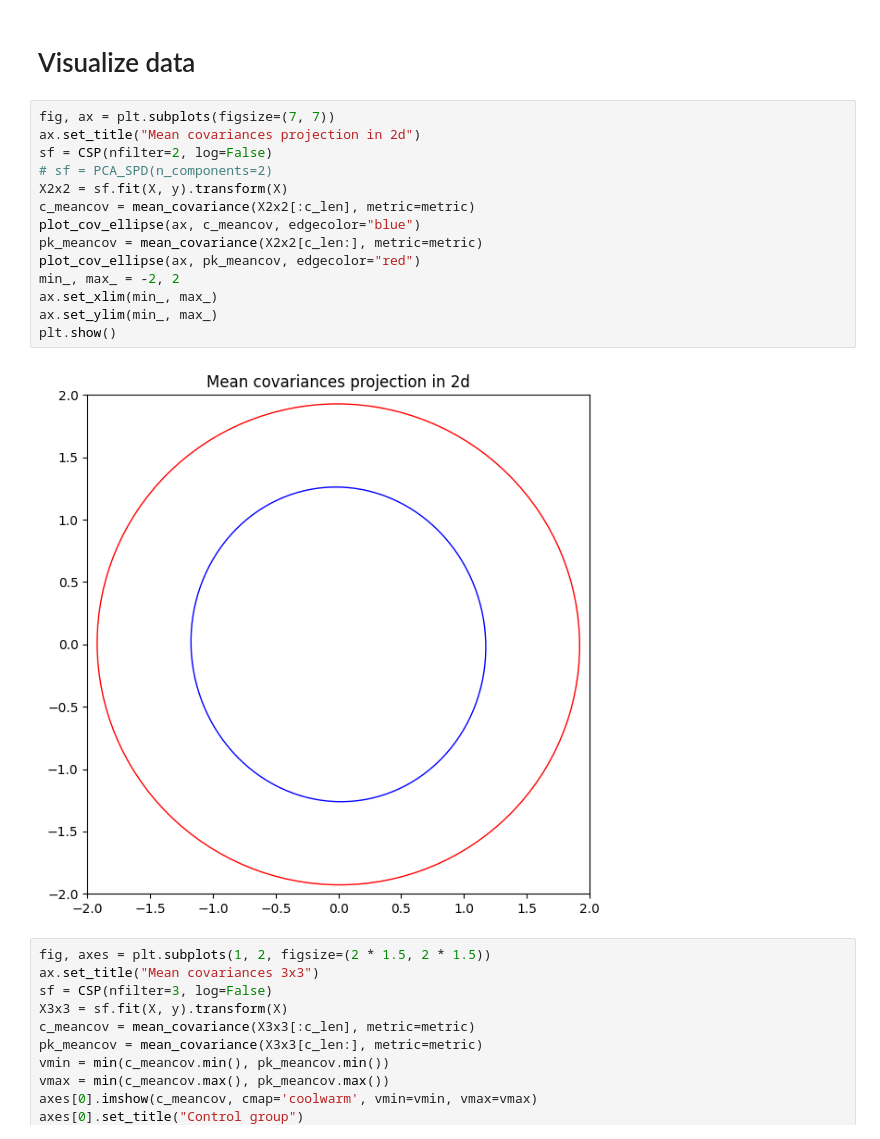
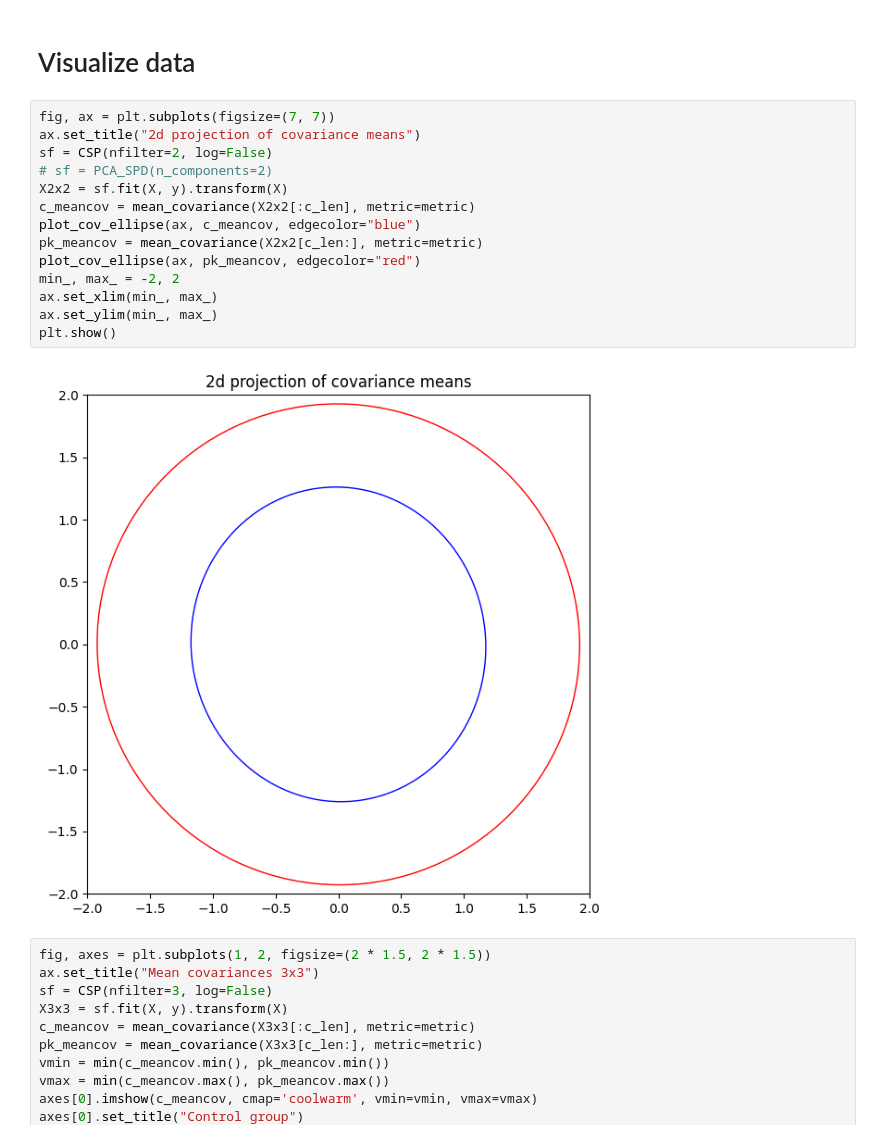
Before and after one commit to jiggychauhi/QC-Gait-Analysis, a Jupyter notebook: notebook_clean.ipynb, the cells around one changed output. Drawn from its saved outputs; the diff is of its cells as text.

Commit message:
output 2dprojection of covariance means

```diff
--- a/notebook_clean.ipynb
+++ b/notebook_clean.ipynb
@@ -94,20 +75,20 @@ pk_len=448
 # Visualize data
 # %%
 fig, ax = plt.subplots(figsize=(7, 7))
-ax.set_title("Mean covariances projection in 2d")
+ax.set_title("2d projection of covariance means")
 sf = CSP(nfilter=2, log=False)
 # sf = PCA_SPD(n_components=2)
 X2x2 = sf.fit(X, y).transform(X)
 c_meancov = mean_covariance(X2x2[:c_len], metric=metric)
 plot_cov_ellipse(ax, c_meancov, edgecolor="blue")
 pk_meancov = mean_covariance(X2x2[c_len:], metric=metric)
 plot_cov_ellipse(ax, pk_meancov, edgecolor="red")
 min_, max_ = -2, 2
 ax.set_xlim(min_, max_)
 ax.set_ylim(min_, max_)
 plt.show()
 # %% [output]
-[figure, old version]
+[figure, new version]
 # %%
 fig, axes = plt.subplots(1, 2, figsize=(2 * 1.5, 2 * 1.5))
 ax.set_title("Mean covariances 3x3")
```
Also changed, not shown: parts of 5 cells of this notebook.
